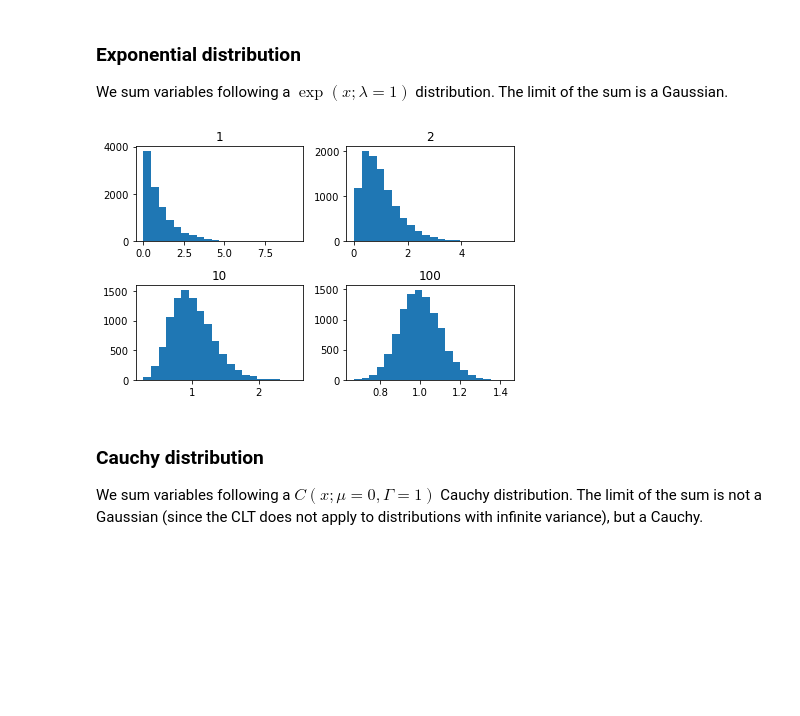
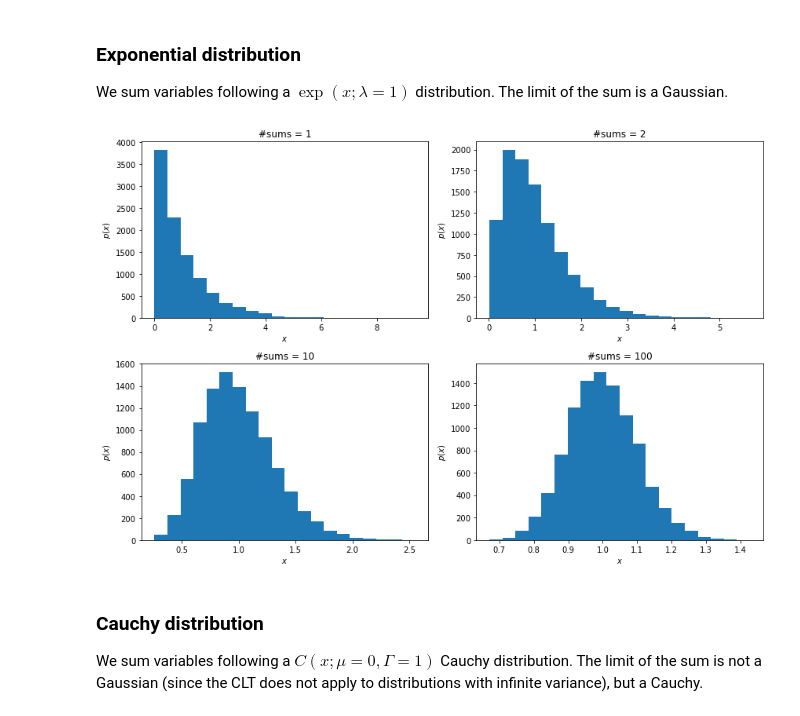
Before and after one commit to teozec/numerical-simulation, a Jupyter notebook: 1/1.ipynb, the cells around one changed output. Saved outputs shown, nothing was run; the diff lists cells and outputs as text; code cells hidden in the pictures; blank space fills up the shorter version.

```diff
--- a/1/1.ipynb
+++ b/1/1.ipynb
@@ -129,10 +129,14 @@ N_sums = [  1   2  10 100]
 
 We sum variables distributed like a 6-face dice. The limit of the sum is a Gaussian distribution.
 # %%
+bins = [ 6, 9, 15, 30]
+plt.figure(figsize=(12, 8))
 for i in range(0, 4):
     plt.subplot(2, 2, i+1)
-    plt.title(f"{N_sums[i]:n}")
-    plt.hist(data_unif[:,i], bins=6)
+    plt.title(f"#sums = {N_sums[i]:n}")
+    plt.hist(data_unif[:,i], bins=bins[i], density=True)
+    plt.xlabel("$x$")
+    plt.ylabel("$p(x)$")
 plt.tight_layout()
 plt.plot();
 # %% [output]
@@ -143,14 +147,17 @@ plt.plot();
 We sum variables following a $\exp(x;\lambda=1)$
 distribution. The limit of the sum is a Gaussian.
 # %%
+plt.figure(figsize=(12, 8))
 for i in range(0, 4):
     plt.subplot(2, 2, i+1)
-    plt.title(f"{N_sums[i]:n}")
+    plt.title(f"#sums = {N_sums[i]:n}")
     plt.hist(data_exp[:,i], bins=20)
+    plt.xlabel("$x$")
+    plt.ylabel("$p(x)$")
 plt.tight_layout()
 plt.plot();
 # %% [output]
-[figure, old version]
+[figure, new version]
 # %% [markdown]
 ### Cauchy distribution
 
```
Also changed, not shown: parts of 2 cells of this notebook, 4 other files.
